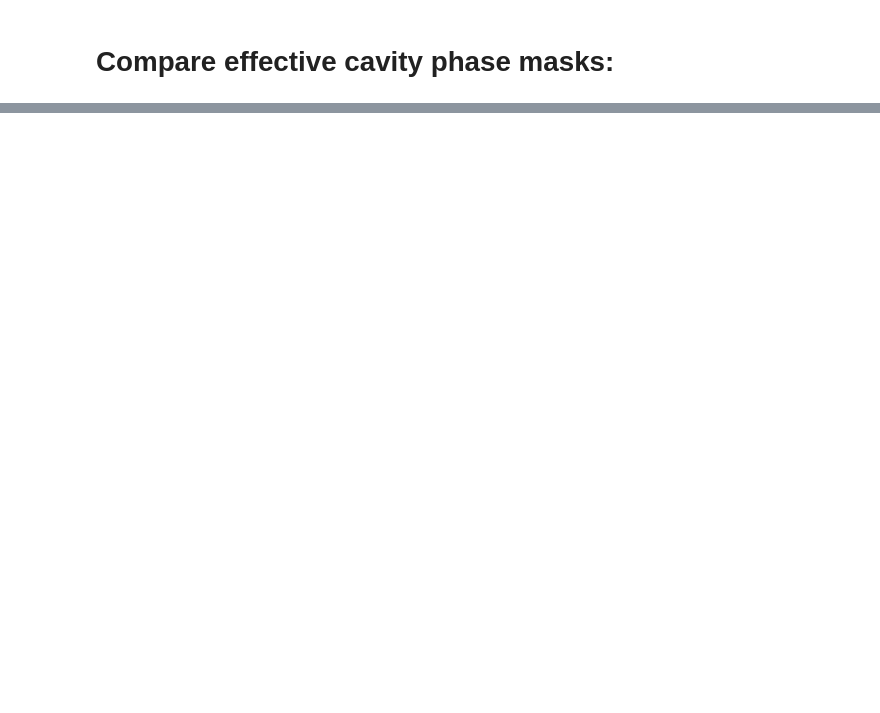
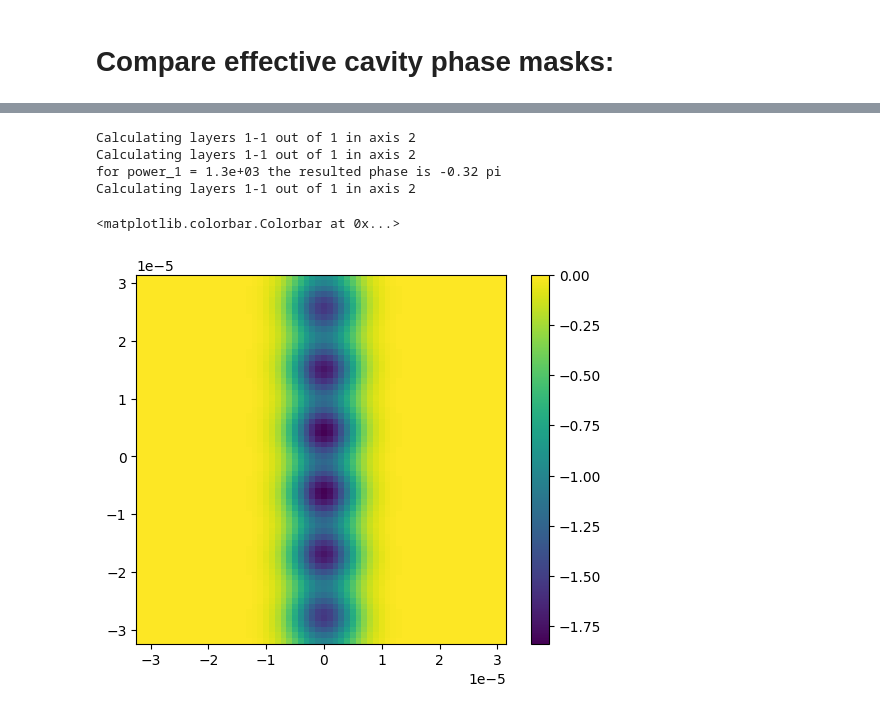
Before and after one commit to mkali-weizmann/electron-laser-interaction, a Jupyter notebook: example_file.ipynb, the cells around one changed output, grey strips where cells are left out. Drawn from its saved outputs; the diff is of its cells as text; code cells hidden in the pictures; blank space fills up the shorter version.

```diff
--- a/example_file.ipynb
+++ b/example_file.ipynb
@@ -429,0 +436,17 @@ Calculating layers 3-3 out of 3 in axis 2
+# %%
+NA_1_s = 0.042
+theta_polarization = 0 * np.pi
+power_1 = find_power_for_phase(desired_phase = 1, l_1=l_1, power_2=None, NA_1=NA_1_s, theta_polarization=theta_polarization, ring_cavity=False, cavity_type='numerical')
+cavity_2f_s = CavityNumericalPropagator(l_1=l_1, power_1=power_1, theta_polarization=theta_polarization,power_2=None, NA_1=NA_1_s, ring_cavity=False)
+phase_and_amplitude_mask_s = cavity_2f_s.phase_and_amplitude_mask(fourier_plane_wave)
+
+# I = widgets.interactive()
+plt.imshow(np.real(np.angle(phase_and_amplitude_mask_s)), extent=fourier_plane_wave.coordinates.limits)
+plt.colorbar()
+# %% [output]
+Calculating layers 1-1 out of 1 in axis 2
+Calculating layers 1-1 out of 1 in axis 2
+for power_1 = 1.3e+03 the resulted phase is -0.32 pi
+Calculating layers 1-1 out of 1 in axis 2
+<matplotlib.colorbar.Colorbar at 0x...>
+[figure, added]
```
Also changed, not shown: parts of 6 cells of this notebook, 1 other file.
